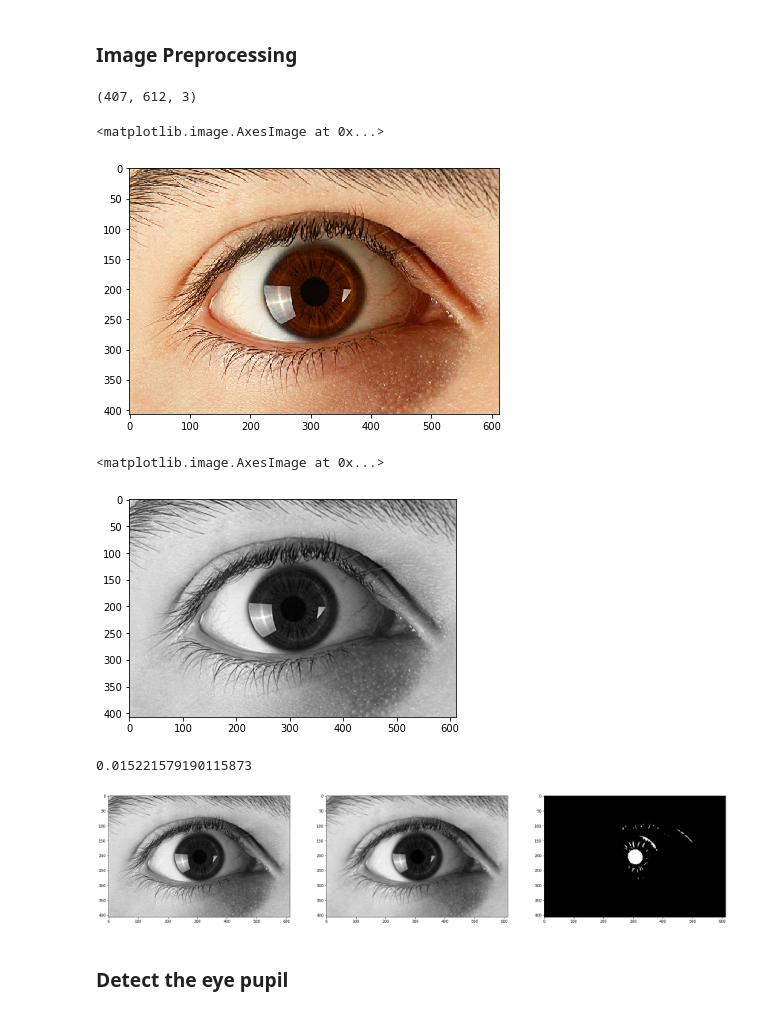
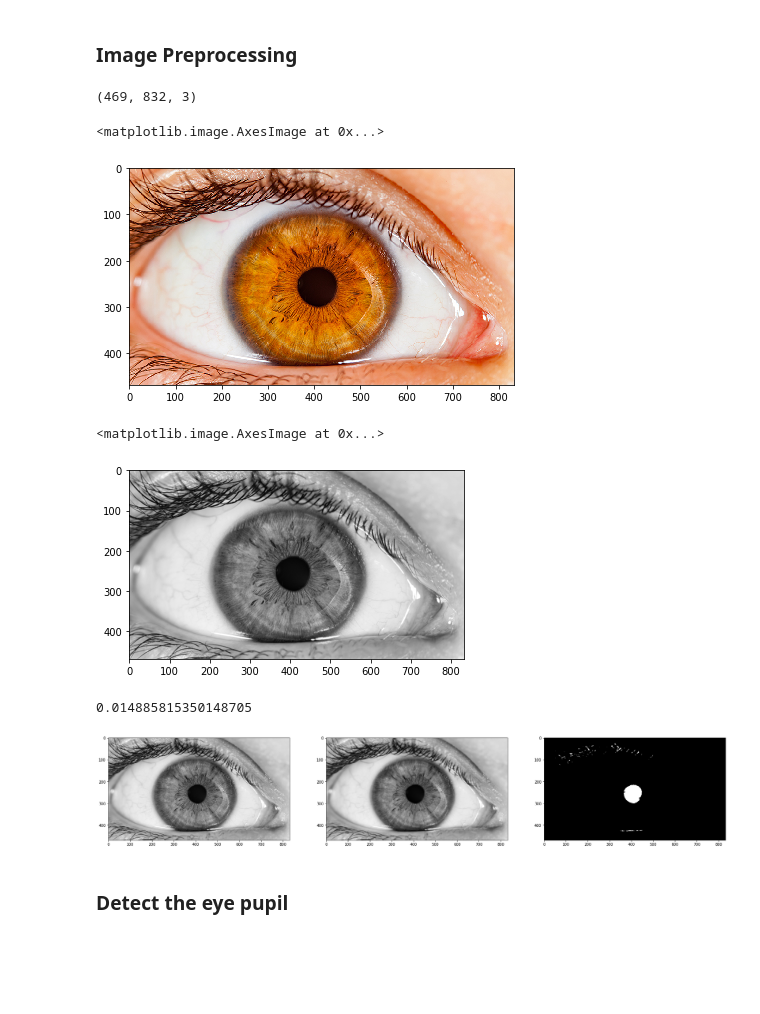
Before and after one commit to Scotts-Bots/Iris-Segmentation, a Jupyter notebook: visual.ipynb, the cells around one changed output. Saved outputs shown, nothing was run; the diff lists cells and outputs as text; code cells hidden in the pictures; blank space fills up the shorter version.

Commit message:
changed image set directories

```diff
--- a/visual.ipynb
+++ b/visual.ipynb
@@ -24,20 +24,20 @@ from copy import deepcopy
 # %% [markdown]
 ### Image Preprocessing
 # %%
-a = Image.open("brown/brown19.jpg")
+a = Image.open("images/amber/amber4.jpg")
 test_img = np.asarray(a)
 print(test_img.shape)
 io.imshow(test_img)
 # %% [output]
-(407, 612, 3)
+(469, 832, 3)
 <matplotlib.image.AxesImage at 0x...>
-[figure, old version]
+[figure, new version]
 # %%
 gray_img = color.rgb2gray(test_img)
 plt.imshow(gray_img,cmap=plt.cm.gray)
 # %% [output]
 <matplotlib.image.AxesImage at 0x...>
-[figure, old version]
+[figure, new version]
 # %%
 gray_threshold = np.zeros(gray_img.shape)
 mean = filters.threshold_minimum(gray_img)
@@ -55,7 +55,7 @@ else:
 print(min_intensity)
 img_th = gray_noiseless < thval
 # %% [output]
-0.015221579190115873
+0.014885815350148705
 # %%
 plt.figure(figsize=(30,10))
 plt.subplot(131),plt.imshow(gray_img,cmap=plt.cm.gray)
@@ -63,7 +63,7 @@ plt.subplot(132),plt.imshow(gray_noiseless,cmap=plt.cm.gray)
 plt.subplot(133),plt.imshow(img_th,cmap=plt.cm.gray)
 plt.show()
 # %% [output]
-[figure, old version]
+[figure, new version]
 # %% [markdown]
 ### Detect the eye pupil
 # %%
```
Also changed, not shown: parts of 13 cells of this notebook, 1 other file.
